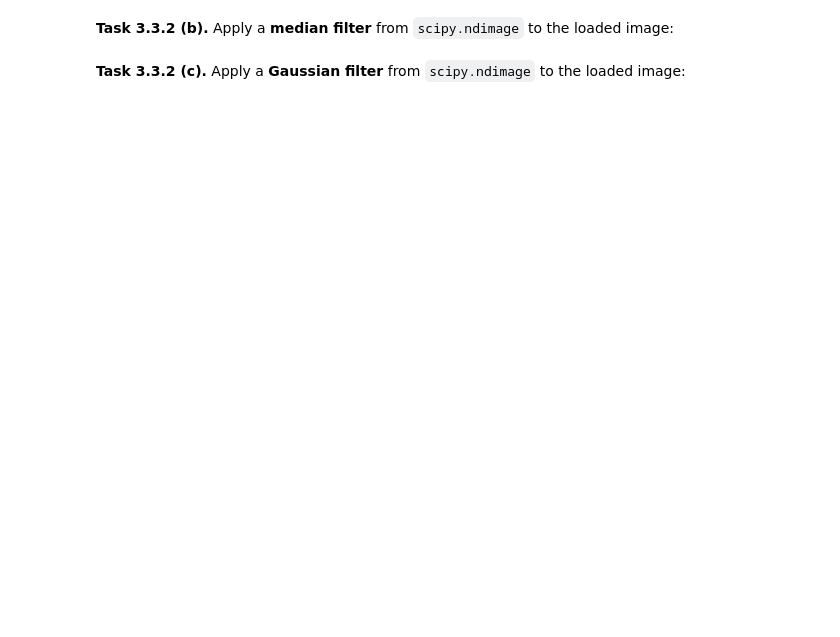
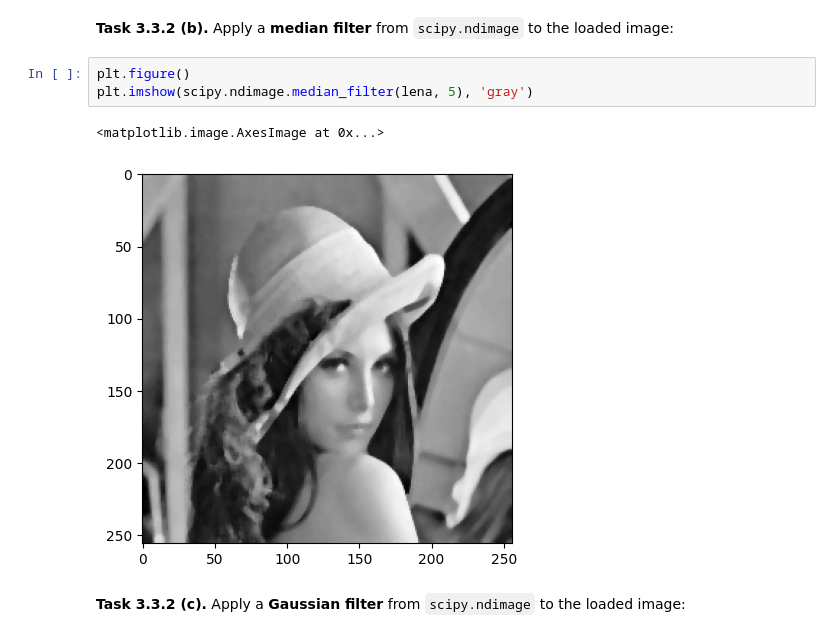
Before and after one commit to tfauer/mobi-fs3-python, a Jupyter notebook: task3.ipynb, the cells around one changed output. Drawn from its saved outputs; the diff is of its cells as text; blank space fills up the shorter version.

```diff
--- a/task3.ipynb
+++ b/task3.ipynb
@@ -110,4 +118,10 @@ assert numpy.allclose(lena_filter5, medianfilter(lena, 5), atol = 1/255)
 # %% [markdown]
 **<a id="#">Task 3.3.2 (b).</a>** Apply a **median filter** from `scipy.ndimage` to the loaded image:
+# %%
+plt.figure()
+plt.imshow(scipy.ndimage.median_filter(lena, 5), 'gray')
+# %% [output]
+<matplotlib.image.AxesImage at 0x...>
+[figure, added]
 # %% [markdown]
 **<a id="#">Task 3.3.2 (c).</a>** Apply a **Gaussian filter** from `scipy.ndimage` to the loaded image:
```
Also changed, not shown: parts of 11 cells of this notebook, 1 other file.
